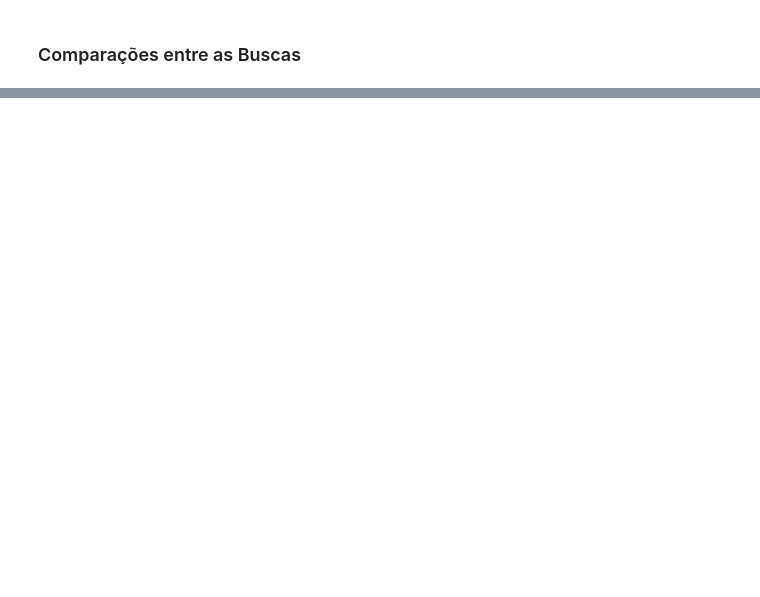
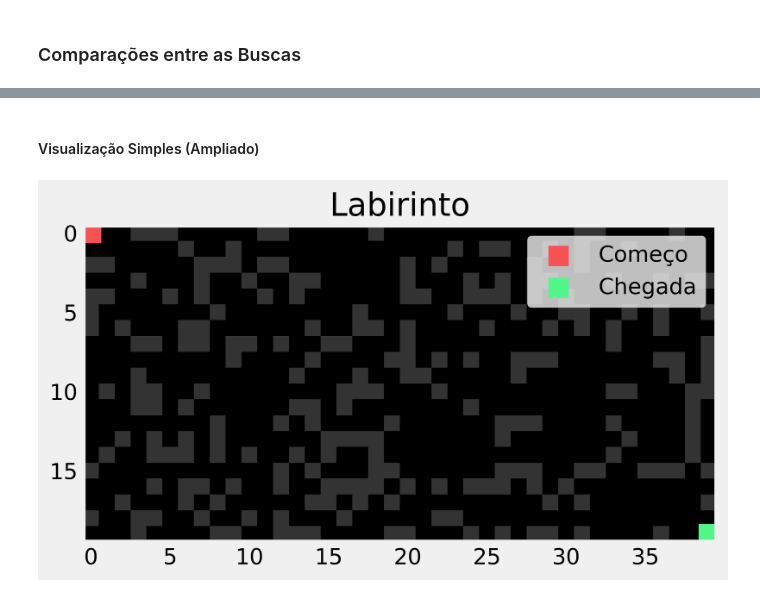
Before and after one commit to gabrielluizone/FirstCode, a Jupyter notebook: heuristic-search.ipynb, the cells around one changed output, grey strips where cells are left out. Drawn from its saved outputs; the diff is of its cells as text; code cells hidden in the pictures; blank space fills up the shorter version.

```diff
--- a/heuristic-search.ipynb
+++ b/heuristic-search.ipynb
@@ -348,0 +325,28 @@ plt.show()
+# %% [markdown]
+#### Visualização Simples (Ampliado)
+# %%
+# Dimensão do Labirinto
+d = 20, 40
+
+# Criação do labirinto & Definição do ponto de início (A) e fim (B)
+labirinto = np.random.choice([0, 1], size=(d[0], d[1]), p=[.7, .3])
+
+# Remover barreiras no inicio e fim
+labirinto[ d[0]-1 ][ d[1]-1 ] = 0
+labirinto[ d[0]-1 ][ d[1]-2 ] = 0
+labirinto[ d[0]-2 ][ d[1]-1 ] = 0
+
+labirinto[0][0] = 5
+labirinto[0][1] = 0
+labirinto[1][0] = 0
+
+inicio = (0, 0)
+fim = (d[0]-1, d[1]-1)
+
+plt.figure(dpi=500)
+plt.imshow(labirinto, cmap='gray', interpolation='nearest')
+plt.scatter(inicio[1], inicio[0], color='#f75252', label='Começo', s=150, marker='s')
+plt.scatter(fim[1], fim[0], color='#52f789', label='Chegada', s=150, marker='s')
+plt.title('Labirinto'), plt.grid(False), plt.legend(), plt.show();
+# %% [output]
+[figure, added]
```
Also changed, not shown: parts of 10 cells of this notebook.
